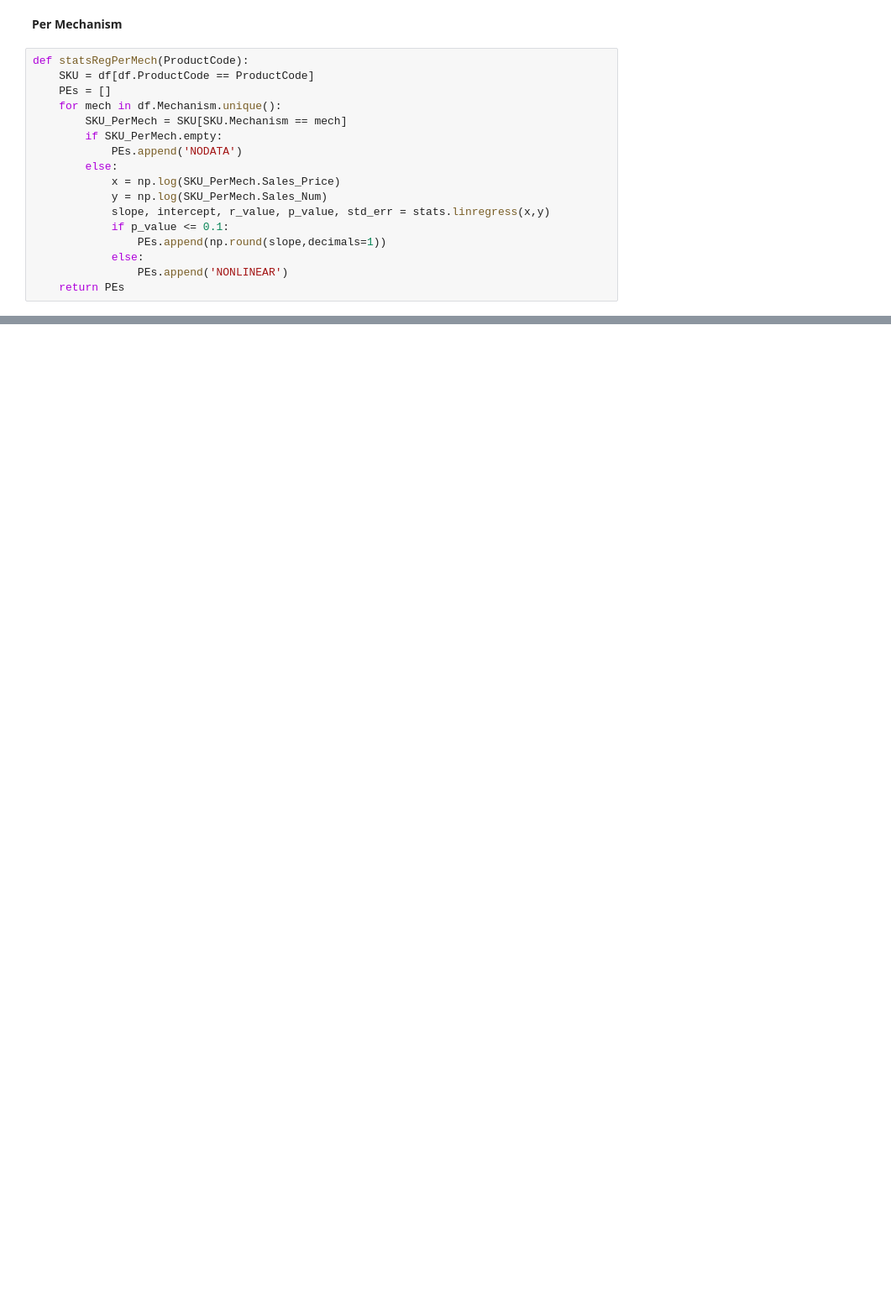
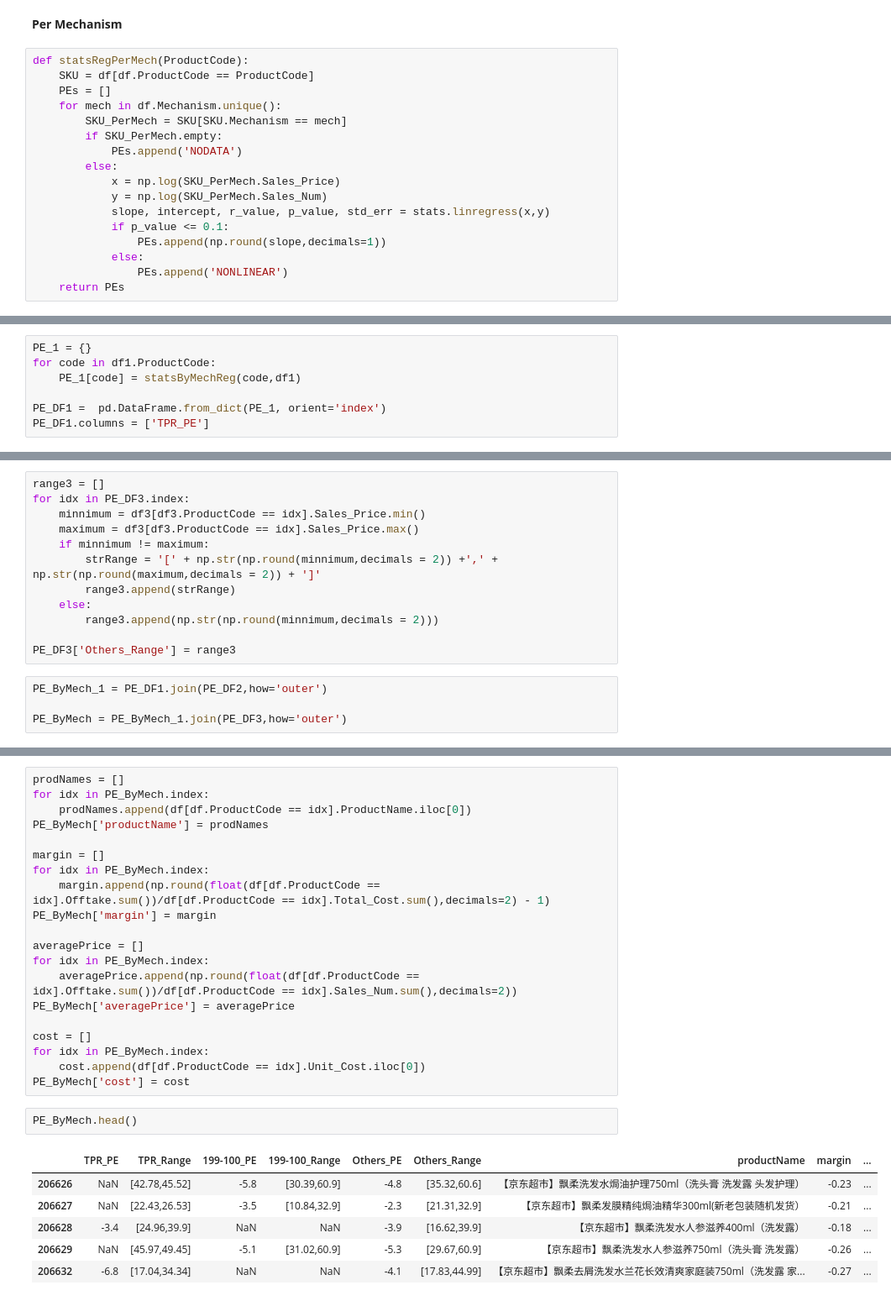
Before and after one commit to XRen615/exploreKit, a Jupyter notebook: Base_Estimation_Regression_HC_CY.ipynb, the cells around one changed output, grey strips where cells are left out. Shown: that part at 84% size. Cells and saved outputs as stored; diff of their text form; blank space fills up the shorter version.

```diff
--- a/Base_Estimation_Regression_HC_CY.ipynb
+++ b/Base_Estimation_Regression_HC_CY.ipynb
@@ -296,0 +308,7 @@ PE_DF
+# %%
+PE_1 = {}
+for code in df1.ProductCode:
+    PE_1[code] = statsByMechReg(code,df1)
+
+PE_DF1 =  pd.DataFrame.from_dict(PE_1, orient='index')
+PE_DF1.columns = ['TPR_PE']
@@ -296,0 +387,16 @@ PE_DF
+# %%
+range3 = []
+for idx in PE_DF3.index:
+    minnimum = df3[df3.ProductCode == idx].Sales_Price.min()
+    maximum = df3[df3.ProductCode == idx].Sales_Price.max()
+    if minnimum != maximum:
+        strRange = '[' + np.str(np.round(minnimum,decimals = 2)) +',' + np.str(np.round(maximum,decimals = 2)) + ']'
+        range3.append(strRange)
+    else:
+        range3.append(np.str(np.round(minnimum,decimals = 2)))
+
+PE_DF3['Others_Range'] = range3
+# %%
+PE_ByMech_1 = PE_DF1.join(PE_DF2,how='outer')
+
+PE_ByMech = PE_ByMech_1.join(PE_DF3,how='outer')
@@ -296,0 +412,29 @@ PE_DF
+# %%
+prodNames = []
+for idx in PE_ByMech.index:
+    prodNames.append(df[df.ProductCode == idx].ProductName.iloc[0])
+PE_ByMech['productName'] = prodNames
+
+margin = []
+for idx in PE_ByMech.index:
+    margin.append(np.round(float(df[df.ProductCode == idx].Offtake.sum())/df[df.ProductCode == idx].Total_Cost.sum(),decimals=2) - 1)
+PE_ByMech['margin'] = margin
+
+averagePrice = []
+for idx in PE_ByMech.index:
+    averagePrice.append(np.round(float(df[df.ProductCode == idx].Offtake.sum())/df[df.ProductCode == idx].Sales_Num.sum(),decimals=2))
+PE_ByMech['averagePrice'] = averagePrice
+
+cost = []
+for idx in PE_ByMech.index:
+    cost.append(df[df.ProductCode == idx].Unit_Cost.iloc[0])
+PE_ByMech['cost'] = cost
+# %%
+PE_ByMech.head()
+# %% [output]
+|  | TPR_PE | TPR_Range | 199-100_PE | 199-100_Range | Others_PE | Others_Range | productName | margin | ... |
+| 206626 | NaN | [42.78,45.52] | -5.8 | [30.39,60.9] | -4.8 | [35.32,60.6] | 【京东超市】飘柔洗发水焗油护理750ml（洗头膏 洗发露 头发护理） | -0.23 | ... |
+| 206627 | NaN | [22.43,26.53] | -3.5 | [10.84,32.9] | -2.3 | [21.31,32.9] | 【京东超市】飘柔发膜精纯焗油精华300ml(新老包装随机发货） | -0.21 | ... |
+| 206628 | -3.4 | [24.96,39.9] | NaN | NaN | -3.9 | [16.62,39.9] | 【京东超市】飘柔洗发水人参滋养400ml（洗发露） | -0.18 | ... |
+| 206629 | NaN | [45.97,49.45] | -5.1 | [31.02,60.9] | -5.3 | [29.67,60.9] | 【京东超市】飘柔洗发水人参滋养750ml（洗头膏 洗发露） | -0.26 | ... |
+| 206632 | -6.8 | [17.04,34.34] | NaN | NaN | -4.1 | [17.83,44.99] | 【京东超市】飘柔去屑洗发水兰花长效清爽家庭装750ml（洗发露 家... | -0.27 | ... |
```
Also changed, not shown: parts of 26 cells of this notebook, 1 other file.
